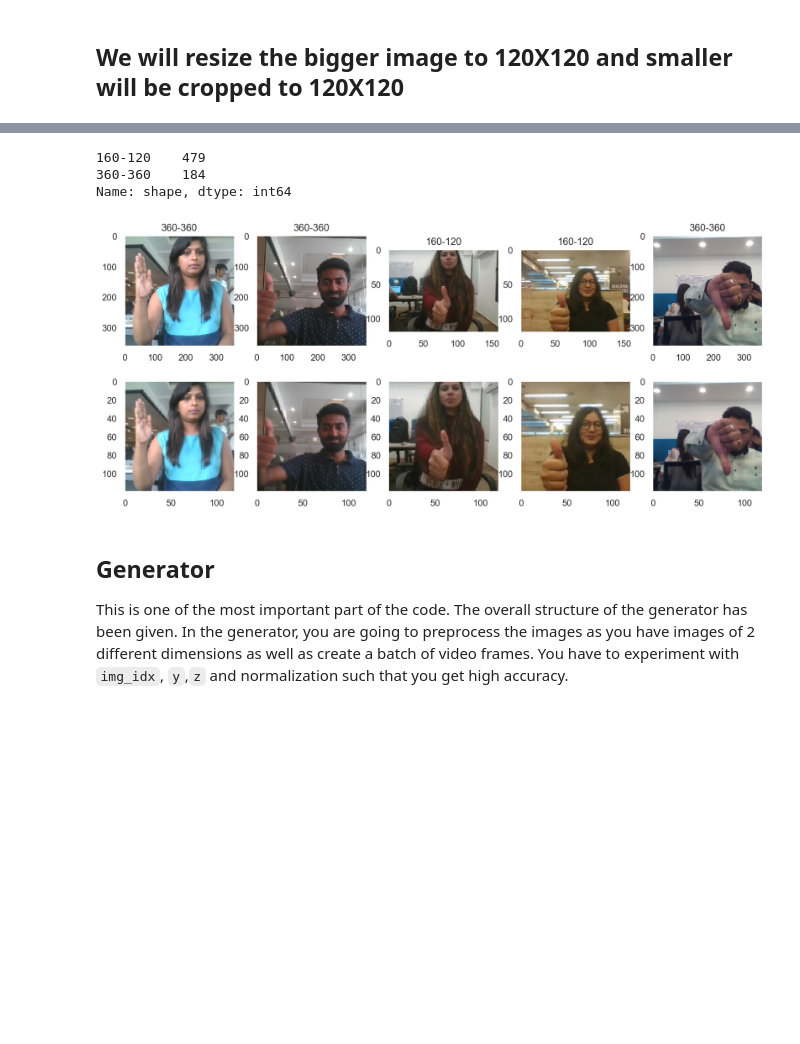
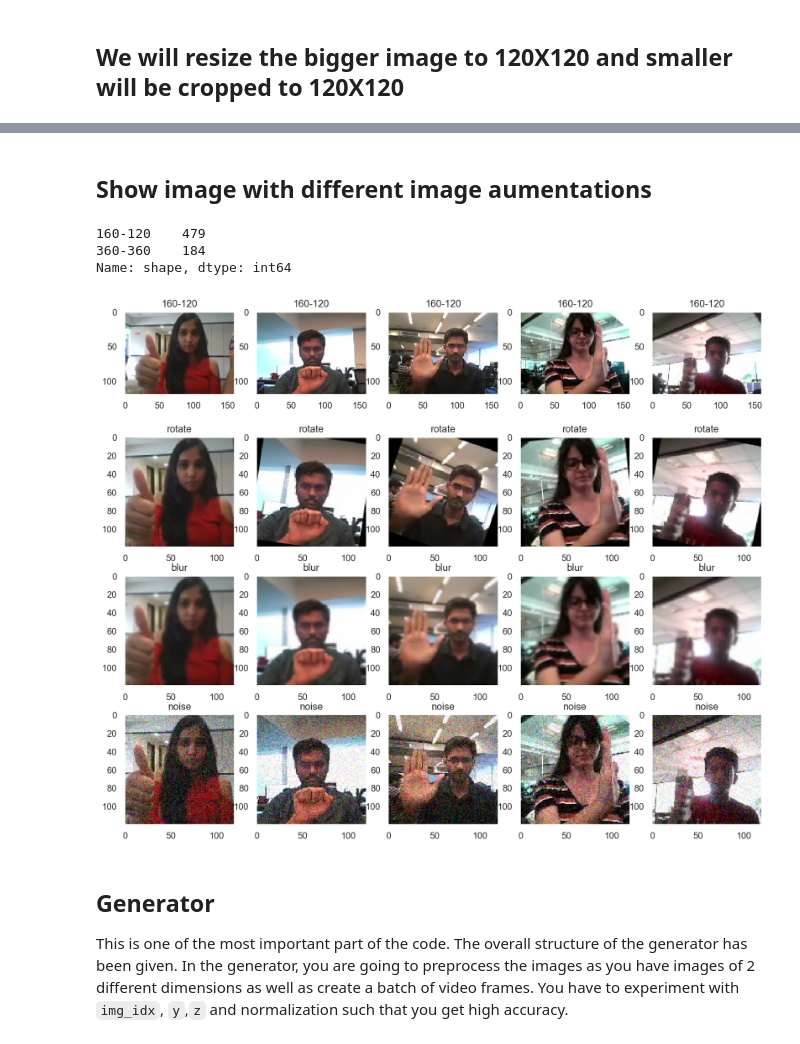
Before and after one commit to ashwanikumar04/gesture-recognition-rnn, a Jupyter notebook: Neural_Nets_Project_Starter_Code.ipynb, the cells around one changed output, grey strips where cells are left out. Drawn from its saved outputs; the diff is of its cells as text; code cells hidden in the pictures; blank space fills up the shorter version.

```diff
--- a/Neural_Nets_Project_Starter_Code.ipynb
+++ b/Neural_Nets_Project_Starter_Code.ipynb
@@ -157,0 +166,6 @@ starting_image_shape = (120, 120)
+# %%
+def blur(image):
+    return gaussian(image, sigma=1, multichannel=True)
+# %%
+def noise(image):
+    return random_noise(image, var=0.155**2)
@@ -158,6 +178,8 @@ starting_image_shape = (120, 120)
 # %%
 def resize_image(image,image_shape):
-    return skimage.transform.resize(image, image_shape)
+    return transform.resize(image, image_shape)
+# %%
+image_augmentors = [rotate, blur,noise]
 # %%
 def crop(image):
     return image[0:120, 20:140]
@@ -174,27 +196,41 @@ def crop_center(img, cropx, cropy):
     startx = x // 2 - (cropx // 2)
     starty = y // 2 - (cropy // 2)
     return img[starty:starty + cropy, startx:startx + cropx]
+# %% [markdown]
+## Show image with different image aumentations
 # %%
 sample_size = 5
 df = explore_images(base_path + 'train.csv', base_path + 'train/')
 sample = df.sample(n=sample_size)
-fig, axs = plt.subplots(2, 5, figsize=(14, 6))
+fig, axs = plt.subplots(1 + len(image_augmentors),
+                        sample_size,
+                        figsize=(14, 12))
 plot_index = 1
 for index, row in sample.head(n=sample_size).iterrows():
     image = get_image(base_path + 'train/' + row['folder'], 5)
-    plt.subplot(2, 5, plot_index, title=row['shape'])
+    plt.subplot(1 + len(image_augmentors),
+                sample_size,
+                plot_index,
+                title=row['shape'])
     plt.imshow(image.astype('uint8'), interpolation='nearest')
-    plt.subplot(2, 5, plot_index + sample_size)
-    image = modify_image(image, starting_image_shape)
-    plt.imshow(image.astype('uint8'), interpolation='nearest')
+    image = modify_image(image, starting_image_shape) / 255
+    size = plot_index
+    for i, image_augmentor in enumerate(image_augmentors):
+        size = size + sample_size
+        plt.subplot(1 + len(image_augmentors),
+                    sample_size,
+                    size,
+                    title=image_augmentor.__name__)
+        current_image = image_augmentor(image)
+        plt.imshow(current_image, cmap=None)
     plot_index += 1
 
 plt.show()
 # %% [output]
 160-120    479
 360-360    184
 Name: shape, dtype: int64
-[figure, old version]
+[figure, new version]
 # %% [markdown]
 ## Generator
 This is one of the most important part of the code. The overall structure of the generator has been given. In the generator, you are going to preprocess the images as you have images of 2 different dimensions as well as create a batch of video frames. You have to experiment with `img_idx`, `y`,`z` and normalization such that you get high accuracy.
```
Also changed, not shown: parts of 41 cells of this notebook, 1 other file.
